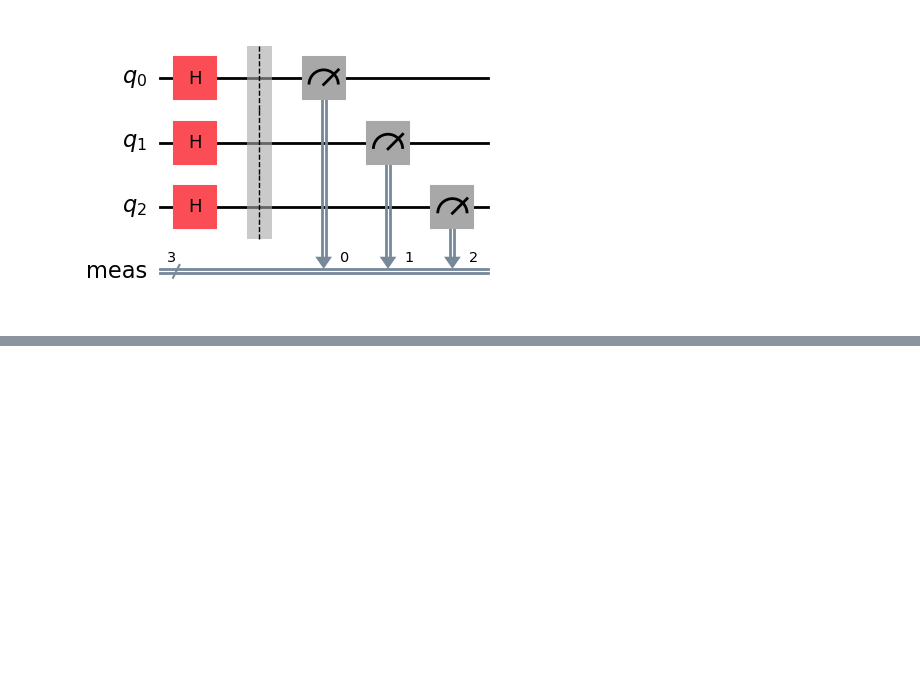
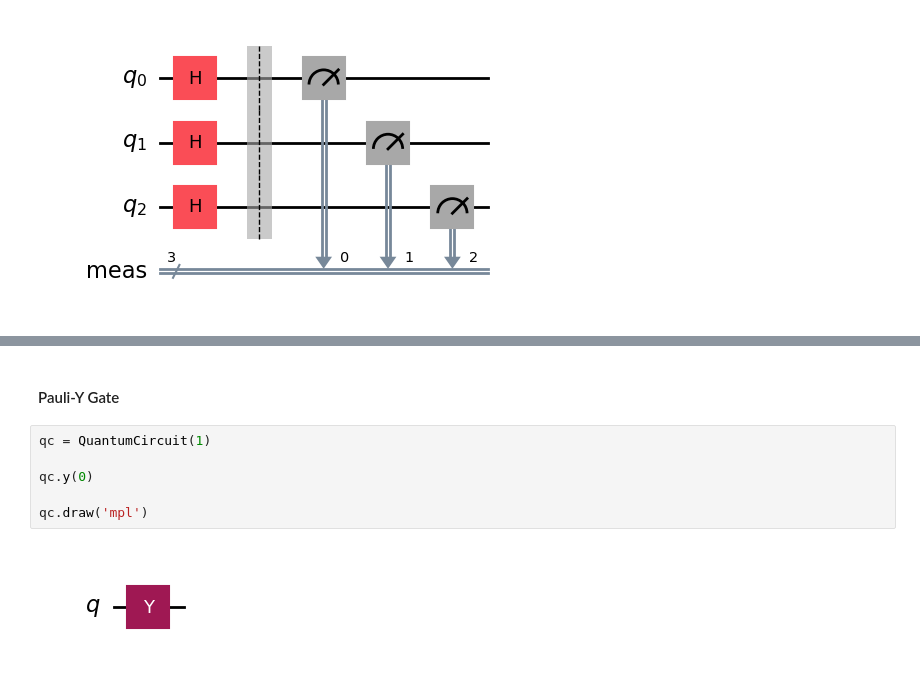
Before and after one commit to priscillalea/quantum-software.ipynb, a Jupyter notebook: quantum-study.ipynb, the cells around one changed output, grey strips where cells are left out. Saved outputs shown, nothing was run; the diff lists cells and outputs as text; blank space fills up the shorter version.

```diff
--- a/quantum-study.ipynb
+++ b/quantum-study.ipynb
@@ -66,0 +96,10 @@ qc.draw('mpl')
+# %% [markdown]
+#### Pauli-Y Gate
+# %%
+qc = QuantumCircuit(1)
+
+qc.y(0)
+
+qc.draw('mpl')
+# %% [output]
+[figure, added]
```
Also changed, not shown: parts of 9 cells of this notebook.
